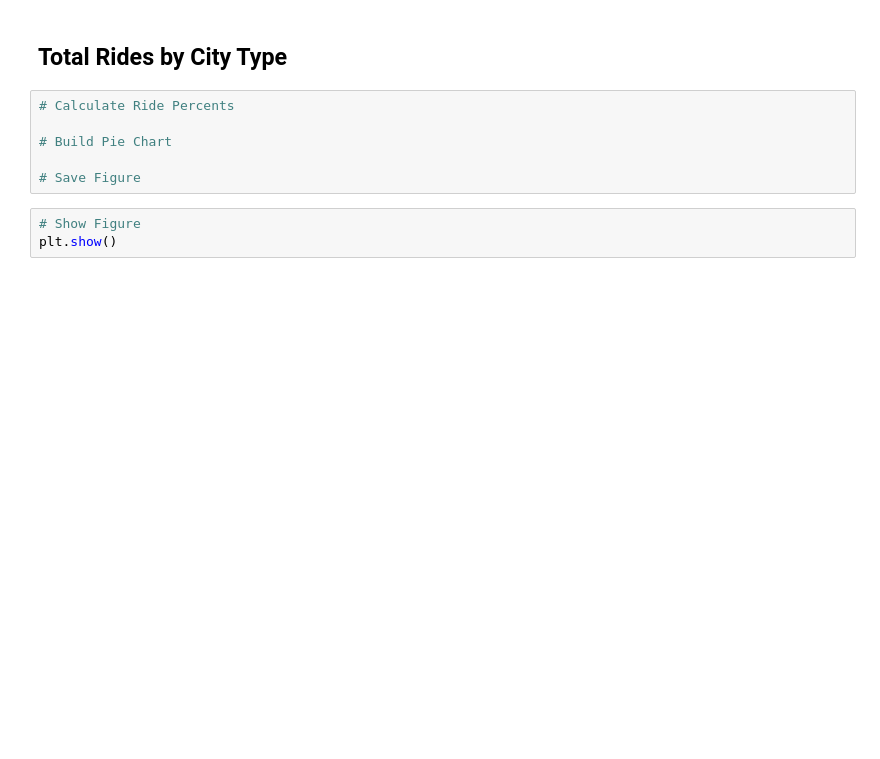
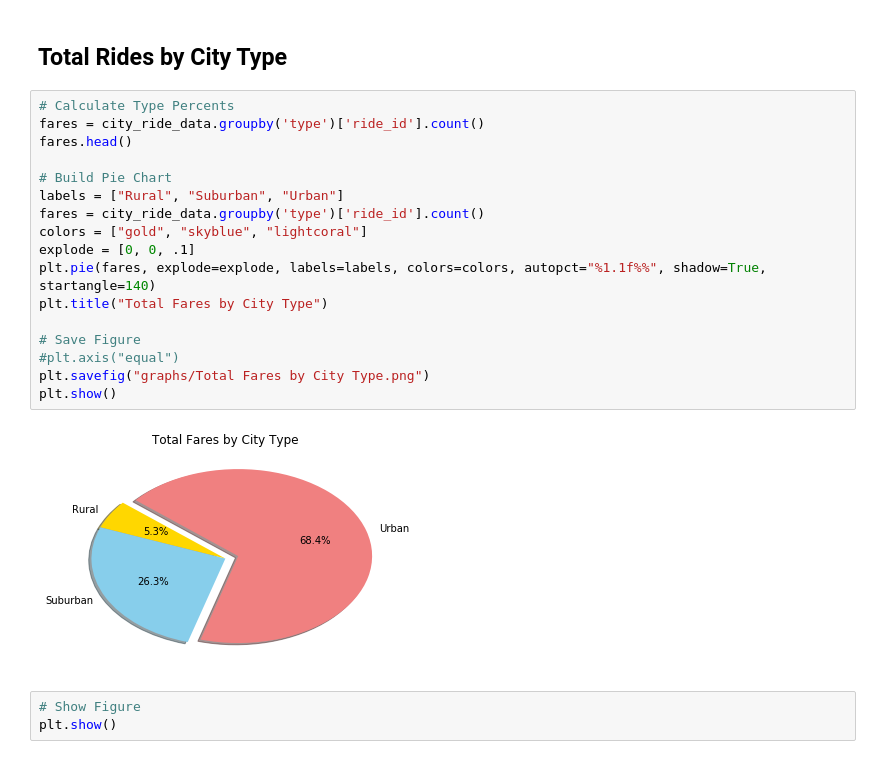
Before and after one commit to pogomike/Matplotlib, a Jupyter notebook: pyber_starter.ipynb, the cells around one changed output. Cells and saved outputs as stored; diff of their text form; blank space fills up the shorter version.

```diff
--- a/pyber_starter.ipynb
+++ b/pyber_starter.ipynb
@@ -98,12 +98,25 @@ plt.show()
 [figure]
 # %% [markdown]
 ## Total Rides by City Type
-# %%
-# Calculate Ride Percents
-
-# Build Pie Chart
-
-# Save Figure
+# %%
+# Calculate Type Percents
+fares = city_ride_data.groupby('type')['ride_id'].count()
+fares.head()
+
+# Build Pie Chart
+labels = ["Rural", "Suburban", "Urban"]
+fares = city_ride_data.groupby('type')['ride_id'].count()
+colors = ["gold", "skyblue", "lightcoral"]
+explode = [0, 0, .1]
+plt.pie(fares, explode=explode, labels=labels, colors=colors, autopct="%1.1f%%", shadow=True, startangle=140)
+plt.title("Total Fares by City Type")
+
+# Save Figure
+#plt.axis("equal")
+plt.savefig("graphs/Total Fares by City Type.png")
+plt.show()
+# %% [output]
+[figure, added]
 # %%
 # Show Figure
 plt.show()
```
Also changed, not shown: 1 other file.
